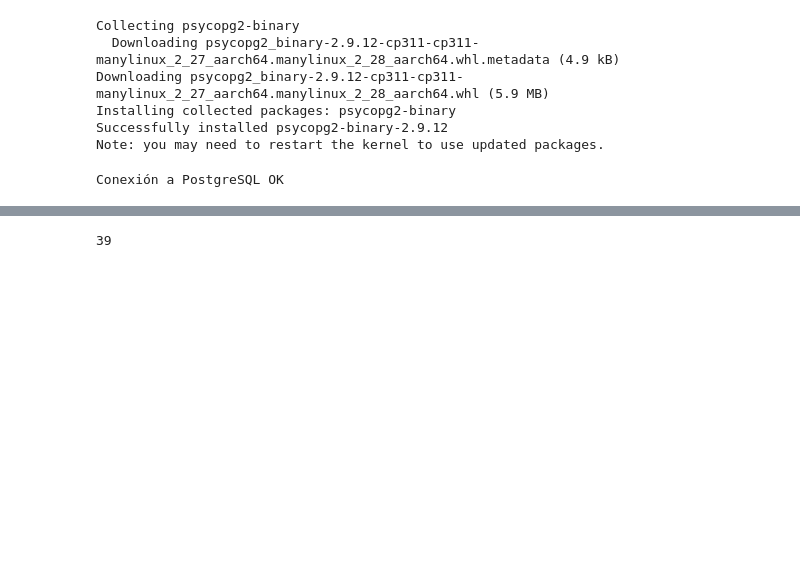
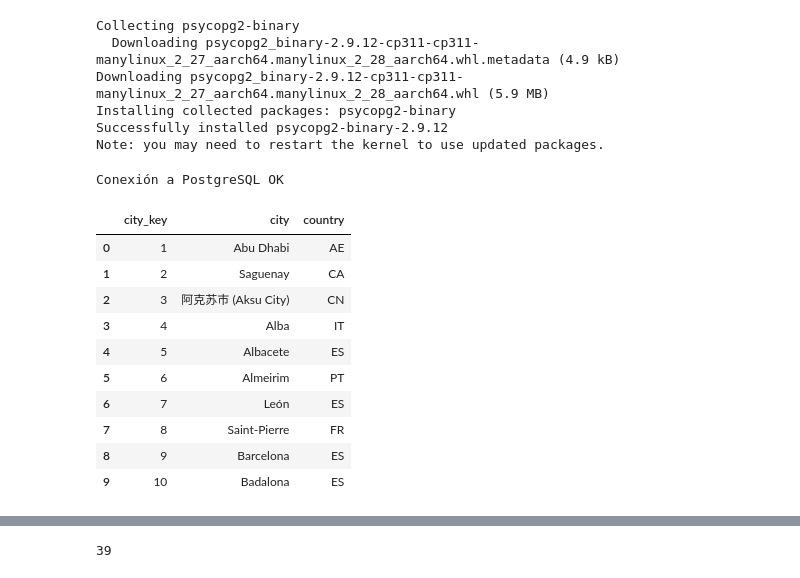
Before and after one commit to SebaFranMedina/project-it, a Jupyter notebook: docker-mini-dl/notebooks/09_loadpg_api.ipynb, the cells around one changed output, grey strips where cells are left out. Drawn from its saved outputs; the diff is of its cells as text; code cells hidden in the pictures; blank space fills up the shorter version.

```diff
--- a/docker-mini-dl/notebooks/09_loadpg_api.ipynb
+++ b/docker-mini-dl/notebooks/09_loadpg_api.ipynb
@@ -39,6 +40,23 @@ with engine.connect() as conn:
     print("Conexión a PostgreSQL OK")
 # %% [output]
 Conexión a PostgreSQL OK
+# %%
+pd.read_sql(
+    "SELECT * FROM dim_city LIMIT 10",
+    engine
+)
+# %% [output]
+|  | city_key | city | country |
+| 0 | 1 | Abu Dhabi | AE |
+| 1 | 2 | Saguenay | CA |
+| 2 | 3 | 阿克苏市 (Aksu City) | CN |
+| 3 | 4 | Alba | IT |
+| 4 | 5 | Albacete | ES |
+| 5 | 6 | Almeirim | PT |
+| 6 | 7 | León | ES |
+| 7 | 8 | Saint-Pierre | FR |
+| 8 | 9 | Barcelona | ES |
+| 9 | 10 | Badalona | ES |
 # %%
 dim_city.to_sql(
     "dim_city",
```
Also changed, not shown: parts of 2 cells of this notebook, 5 other files.
